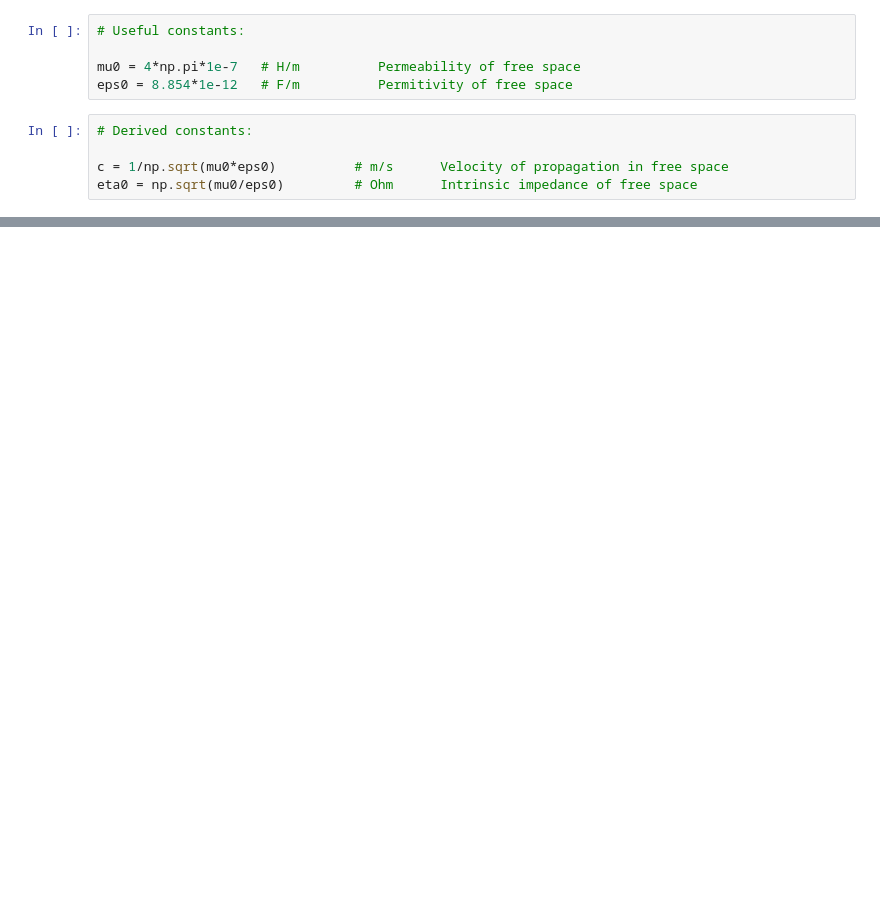
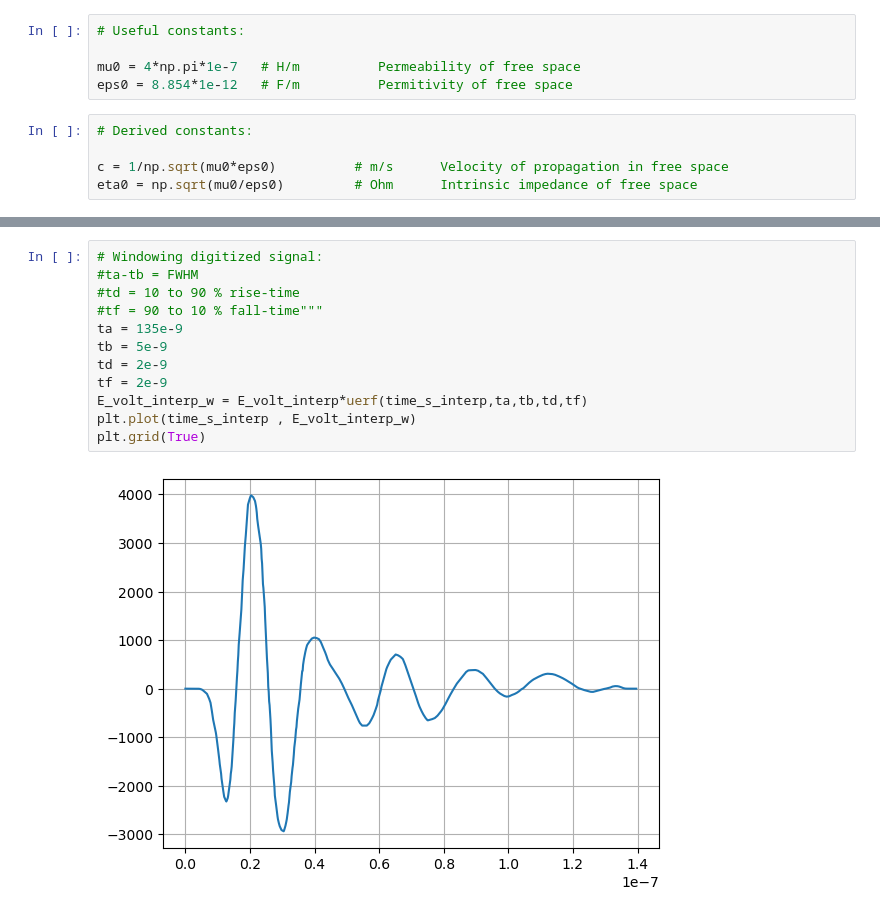
Before and after one commit to deweatherman/EM_Basics, a Jupyter notebook: basicTests.ipynb, the cells around one changed output, grey strips where cells are left out. Drawn from its saved outputs; the diff is of its cells as text; blank space fills up the shorter version.

```diff
--- a/basicTests.ipynb
+++ b/basicTests.ipynb
@@ -64,0 +75,14 @@ class planeWave:
+# %%
+# Windowing digitized signal:
+#ta-tb = FWHM
+#td = 10 to 90 % rise-time
+#tf = 90 to 10 % fall-time"""
+ta = 135e-9
+tb = 5e-9
+td = 2e-9
+tf = 2e-9
+E_volt_interp_w = E_volt_interp*uerf(time_s_interp,ta,tb,td,tf)
+plt.plot(time_s_interp , E_volt_interp_w)
+plt.grid(True)
+# %% [output]
+[figure, added]
```
Also changed, not shown: parts of 32 cells of this notebook, 4 other files.
